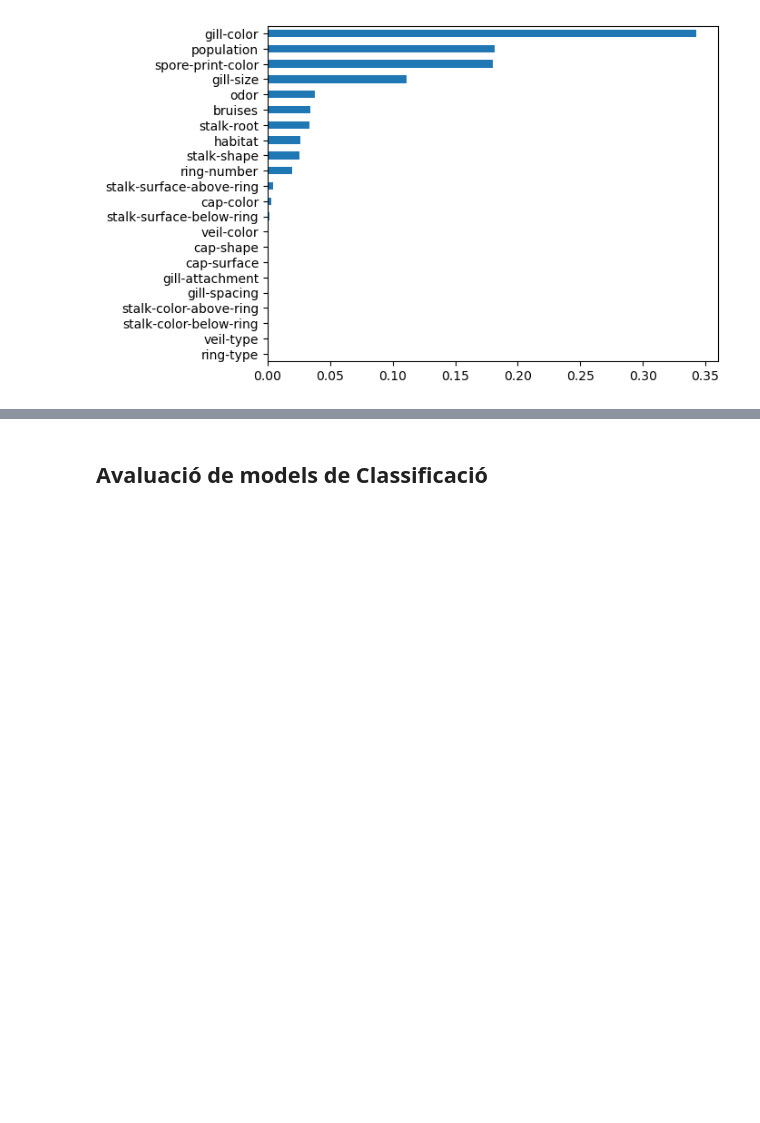
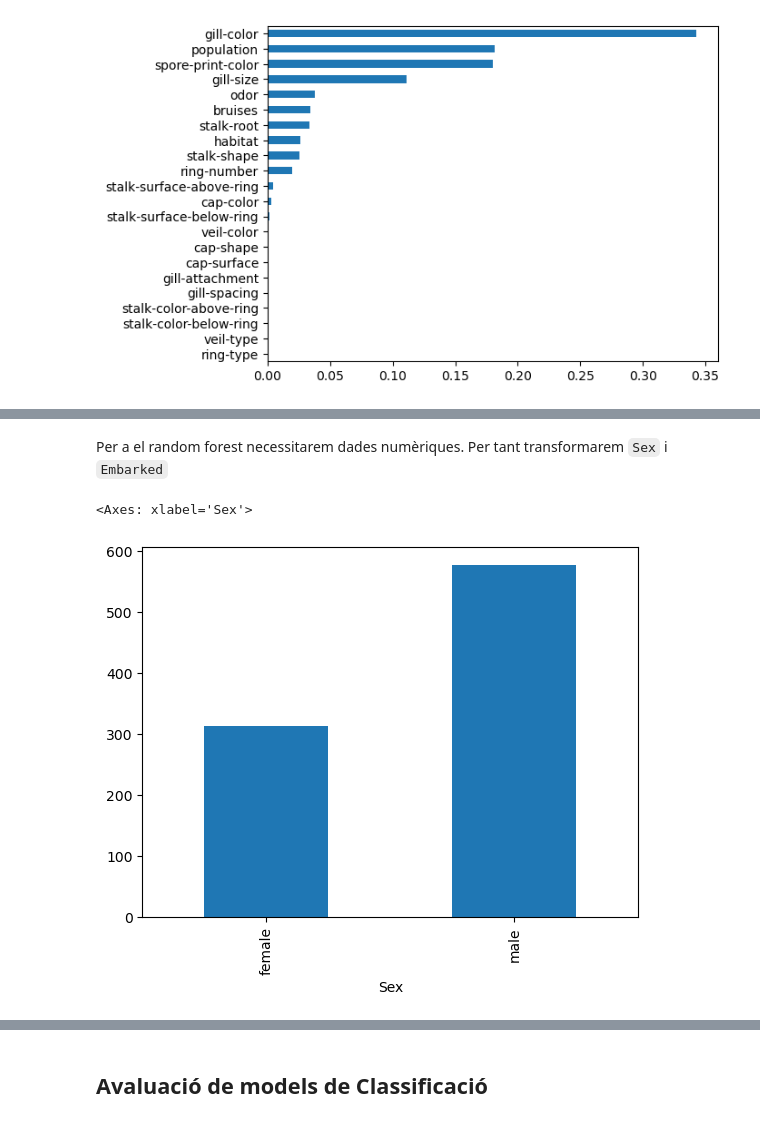
Before and after one commit to xxjcaxx/Disseny-i-avaluacio-de-models, a Jupyter notebook: apunts/documents/classificació.ipynb, the cells around one changed output, grey strips where cells are left out. Saved outputs shown, nothing was run; the diff lists cells and outputs as text; code cells hidden in the pictures; blank space fills up the shorter version.

```diff
--- a/apunts/documents/classificació.ipynb
+++ b/apunts/documents/classificació.ipynb
@@ -808,0 +821,5 @@ També es selecciona un conjunt de atributs distints en cada arbre (`subspace sa
+# %%
+import pandas as pd
+
+df=pd.read_csv('https://raw.githubusercontent.com/datasciencedojo/datasets/master/titanic.csv')
+df
@@ -808,0 +840,13 @@ També es selecciona un conjunt de atributs distints en cada arbre (`subspace sa
+# %%
+# Eliminem les columnes que no ens interessen per a la classificació (Cabin podria ser útil, però té molts valors nuls)
+df.drop(columns=['PassengerId', 'Name', 'Ticket', 'Cabin'], inplace=True)
+# %%
+# Detectem els nuls
+print(df.isnull().sum().sort_values(ascending=False))
+
+# L'edat té molts valors nuls i no podem eliminar la columna, però podem substituir els valors nuls per la mitjana de l'edat. També podem substituir els valors nuls de la columna Embarked pel valor més freqüent (mode).
+#df['Age'].fillna(df['Age'].mean(), inplace=True)
+#df['Embarked'].fillna(df['Embarked'].mode()[0], inplace=True)
+df['Age'] = df['Age'].fillna(df['Age'].mean())
+df.dropna(subset=['Embarked'], inplace=True )
+df.info()
@@ -808,0 +871,7 @@ També es selecciona un conjunt de atributs distints en cada arbre (`subspace sa
+# %% [markdown]
+Per a el random forest necessitarem dades numèriques. Per tant transformarem `Sex` i `Embarked`
+# %%
+df['Sex'].value_counts().sort_index().plot(kind='bar')
+# %% [output]
+<Axes: xlabel='Sex'>
+[figure, added]
```
Also changed, not shown: parts of 28 cells of this notebook, 2 other files.
